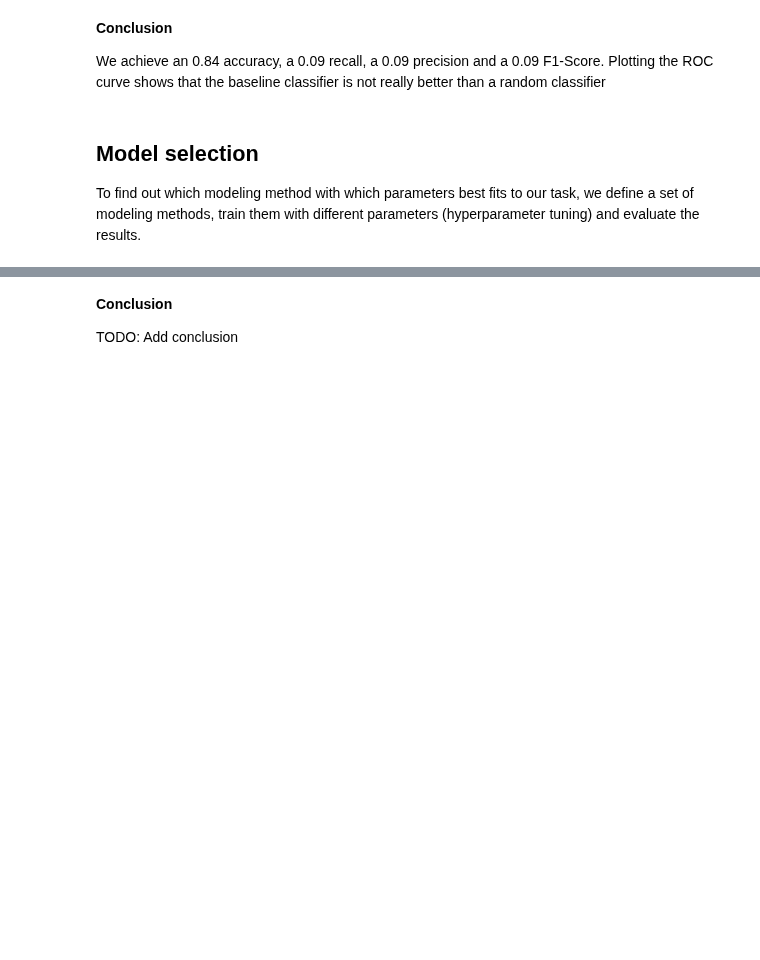
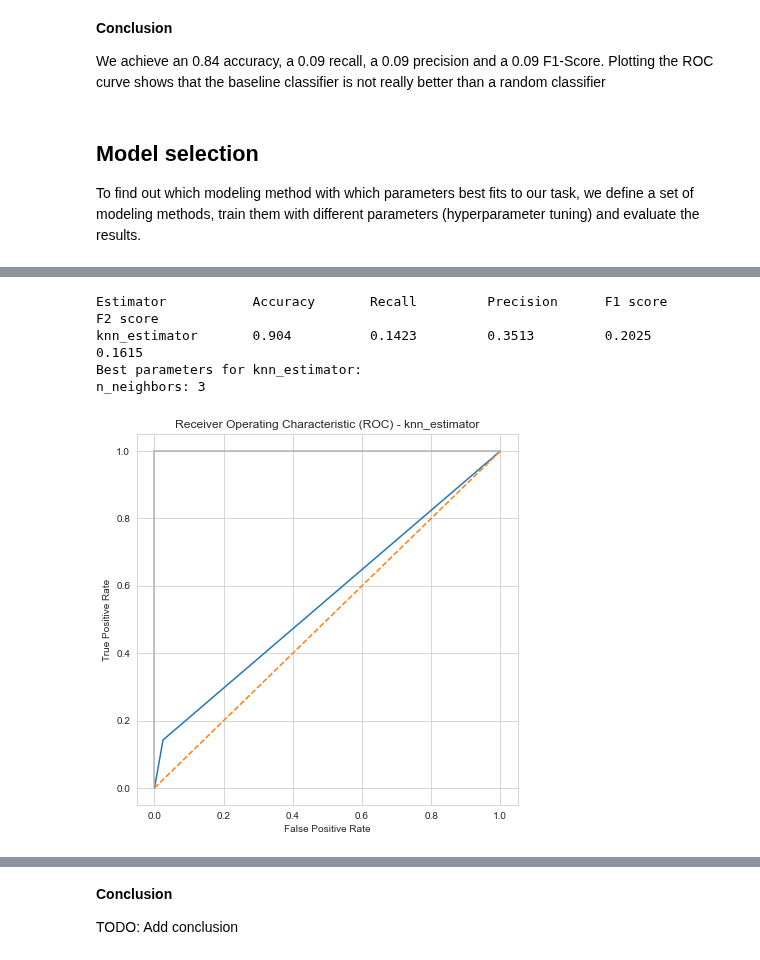
Before and after one commit to BenediktLueth/heartheroes, a Jupyter notebook: model_training.ipynb, the cells around one changed output, grey strips where cells are left out. Saved outputs shown, nothing was run; the diff lists cells and outputs as text; code cells hidden in the pictures; blank space fills up the shorter version.

```diff
--- a/model_training.ipynb
+++ b/model_training.ipynb
@@ -64,10 +105,6 @@ def plot_feature_importance(title, ax, estimator):
 # %%
 # Method that plots the learning curve for the passed parameters
 def plot_learning_curve(title, estimator, ax, X, y, cv, scoring):
-    ax.set_title("Learning Curve: "+title)
-    ax.set_xlabel("Training examples")
-    ax.set_ylabel("Score")
-
     train_sizes, train_scores, test_scores, fit_times, _ = learning_curve(
         estimator,
         X,
@@ -83,7 +120,6 @@ def plot_learning_curve(title, estimator, ax, X, y, cv, scoring):
     test_scores_mean = np.mean(test_scores, axis=1)
     test_scores_std = np.std(test_scores, axis=1)
 
-    # Plot learning curve
     ax.grid()
     ax.fill_between(
         train_sizes,
@@ -101,3 +137,8 @@ def plot_learning_curve(title, estimator, ax, X, y, cv, scoring):
     )
     ax.plot(train_sizes, train_scores_mean, "o-", color="r", label="Training score")
     ax.plot(train_sizes, test_scores_mean, "o-", color="g", label="Cross-validation score")
+
+    ax.set_title("Learning Curve: "+title)
+    ax.set_xlabel("Training examples")
+    ax.set_ylabel("Score")
+    ax.legend()
@@ -259,0 +239,11 @@ n_estimators: 3
+# %%
+# knn estimator
+estimator = Estimator.knn_estimator
+model_evaluate(estimator, param_grids.get(estimator))
+plt.show()
+# %% [output]
+Estimator           Accuracy       Recall         Precision      F1 score       F2 score
+knn_estimator       0.904          0.1423         0.3513         0.2025         0.1615
+Best parameters for knn_estimator:
+n_neighbors: 3
+[figure, added]
```
Also changed, not shown: parts of 18 cells of this notebook, 1 other file.
